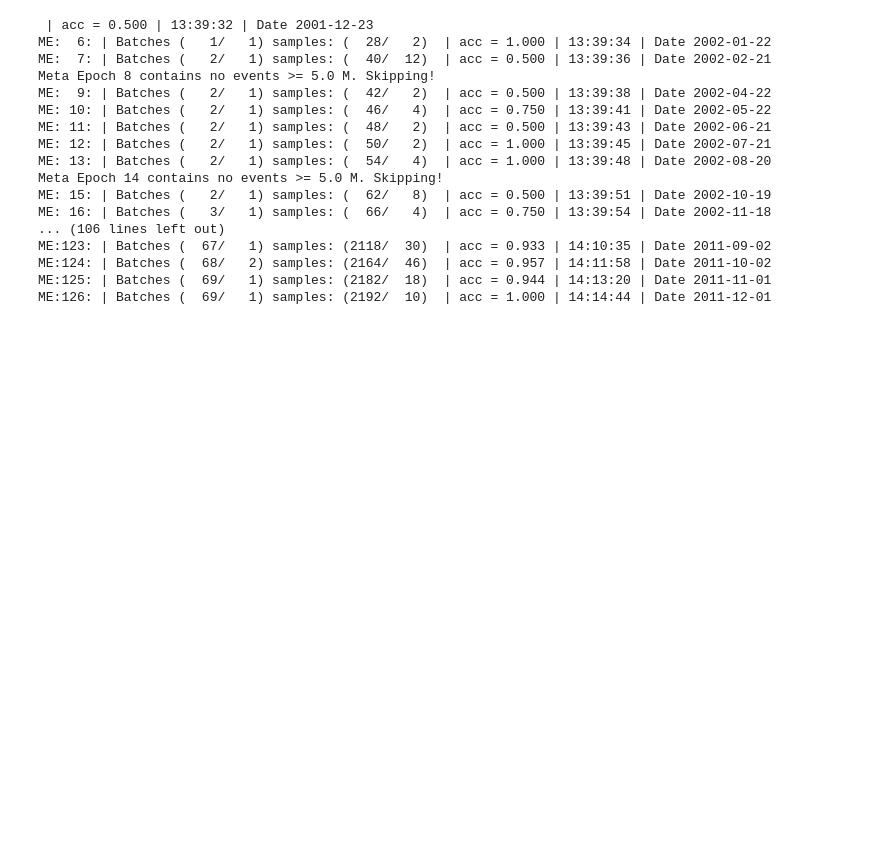
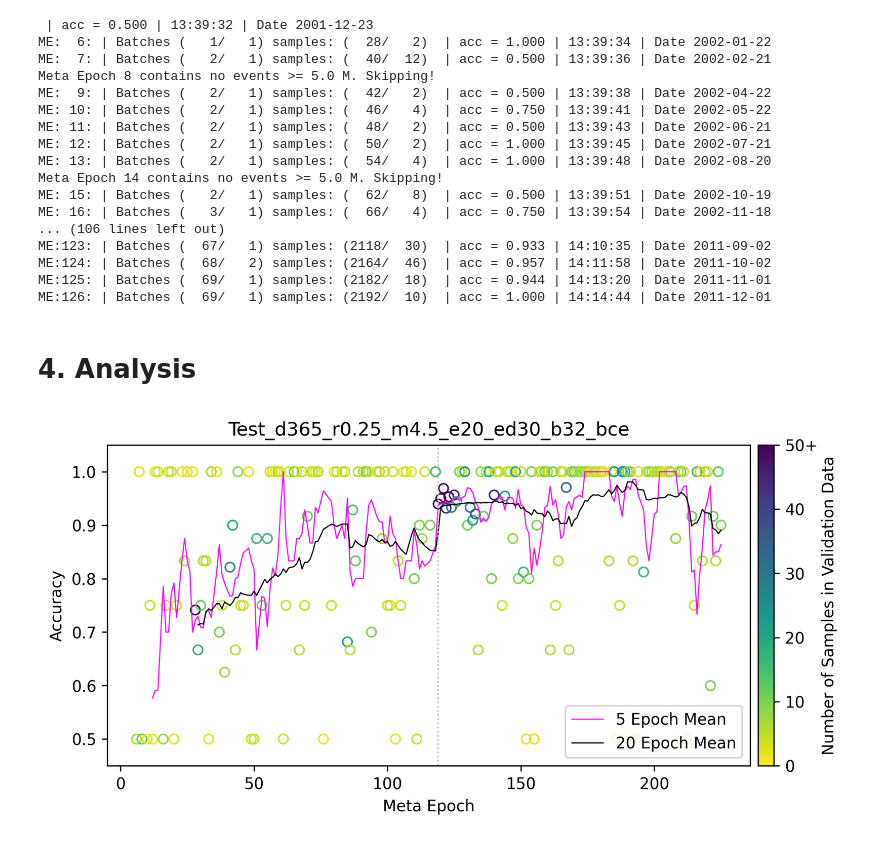
Before and after one commit to srivastavaresearchgroup/Earthquake-Forecasting, a Jupyter notebook: 03_Forecasting.ipynb, the cells around one changed output. Saved outputs shown, nothing was run; the diff lists cells and outputs as text; code cells hidden in the pictures; blank space fills up the shorter version.

```diff
--- a/03_Forecasting.ipynb
+++ b/03_Forecasting.ipynb
@@ -430,3 +499,5 @@ ME:123: | Batches (  67/   1) samples: (2118/  30)  | acc = 0.933 | 14:10:35 | D
 ME:124: | Batches (  68/   2) samples: (2164/  46)  | acc = 0.957 | 14:11:58 | Date 2011-10-02
 ME:125: | Batches (  69/   1) samples: (2182/  18)  | acc = 0.944 | 14:13:20 | Date 2011-11-01
 ME:126: | Batches (  69/   1) samples: (2192/  10)  | acc = 1.000 | 14:14:44 | Date 2011-12-01
+# %% [markdown]
+# 4. Analysis
@@ -432,0 +533,2 @@ ME:126: | Batches (  69/   1) samples: (2192/  10)  | acc = 1.000 | 14:14:44 | D
+# %%
+ncorr, ntotal, epochs = read_accuracy(checkpoint_filepath_base, run_name)
@@ -432,0 +538,49 @@ ME:126: | Batches (  69/   1) samples: (2192/  10)  | acc = 1.000 | 14:14:44 | D
+# %%
+fig, ax = plt.subplots(1,1,figsize=(7,3.5), dpi=300)
+plt.tight_layout(rect=[0.0125, 0.01, 0.93, 0.99])
+
+def means(x, weights, N):
+    return np.array([np.ma.average(x[i:i+N], weights=weights[i:i+N]) for i in range(len(x)-N)])
+
+means05 = means(ncorr/ntotal, ntotal,  5)
+means20 = means(ncorr/ntotal, ntotal, 20)
+
+
+cmap = mpl.colormaps['viridis_r']
+norm = mpl.colors.Normalize(vmin=0, vmax=50)
+
+
+ax.scatter(epochs, ncorr/ntotal, edgecolor=cmap(norm(ntotal)), marker='o', facecolor='none')
+
+#ax.scatter(epochs, ncorr/ntotal, s=7, alpha=0.5, label='Single Epochs')
+ax.plot(epochs[ 5:], means05, label= '5 Epoch Mean', color='magenta', lw=0.75)
+ax.plot(epochs[20:], means20, label='20 Epoch Mean', color='k', lw=0.75)
+
+ax.axvline(epochs[np.argmax(ntotal)], ls=':', lw=1, color='silver')
+
+ax.set_ylim([0.45, 1.05])
+ax.set_xlabel('Meta Epoch')
+ax.set_ylabel('Accuracy')
+ax.legend(loc='lower right')
+
+ax.set_title(run_name)
+
+def CBPlacer(ax, top=False):
+    x0 = ax.get_position().x1+0.01
+    x1 = 0.02
+    y0 = ax.get_position().y0
+    y1 = ax.get_position().y1-y0
+    return [x0, y0, x1, y1]
+
+
+axc = fig.add_axes(CBPlacer(ax))
+cb1 = mpl.colorbar.ColorbarBase(axc, cmap=cmap, norm=norm, orientation='vertical')
+cb1.set_label('Number of Samples in Validation Data', labelpad=2)
+cb1.set_ticks(np.arange(0, 51, 10))
+cb1.set_ticklabels(['0','10','20','30','40','50+'])
+
+
+plt.savefig('imgs_ftps/'+run_name+'.png')
+plt.savefig('imgs_ftps/'+run_name+'.pdf')
+# %% [output]
+[figure, added]
```
Also changed, not shown: parts of 6 cells of this notebook.
